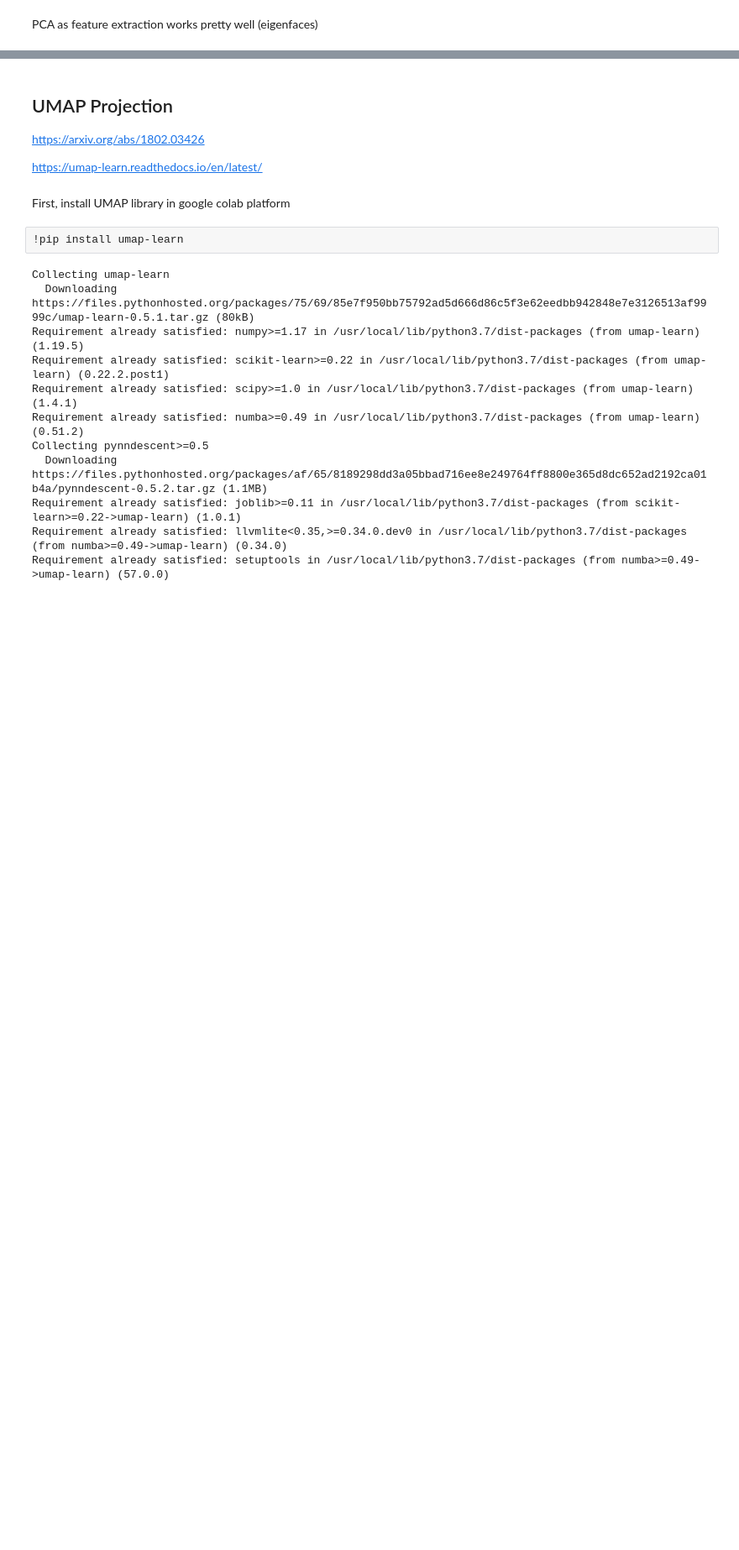
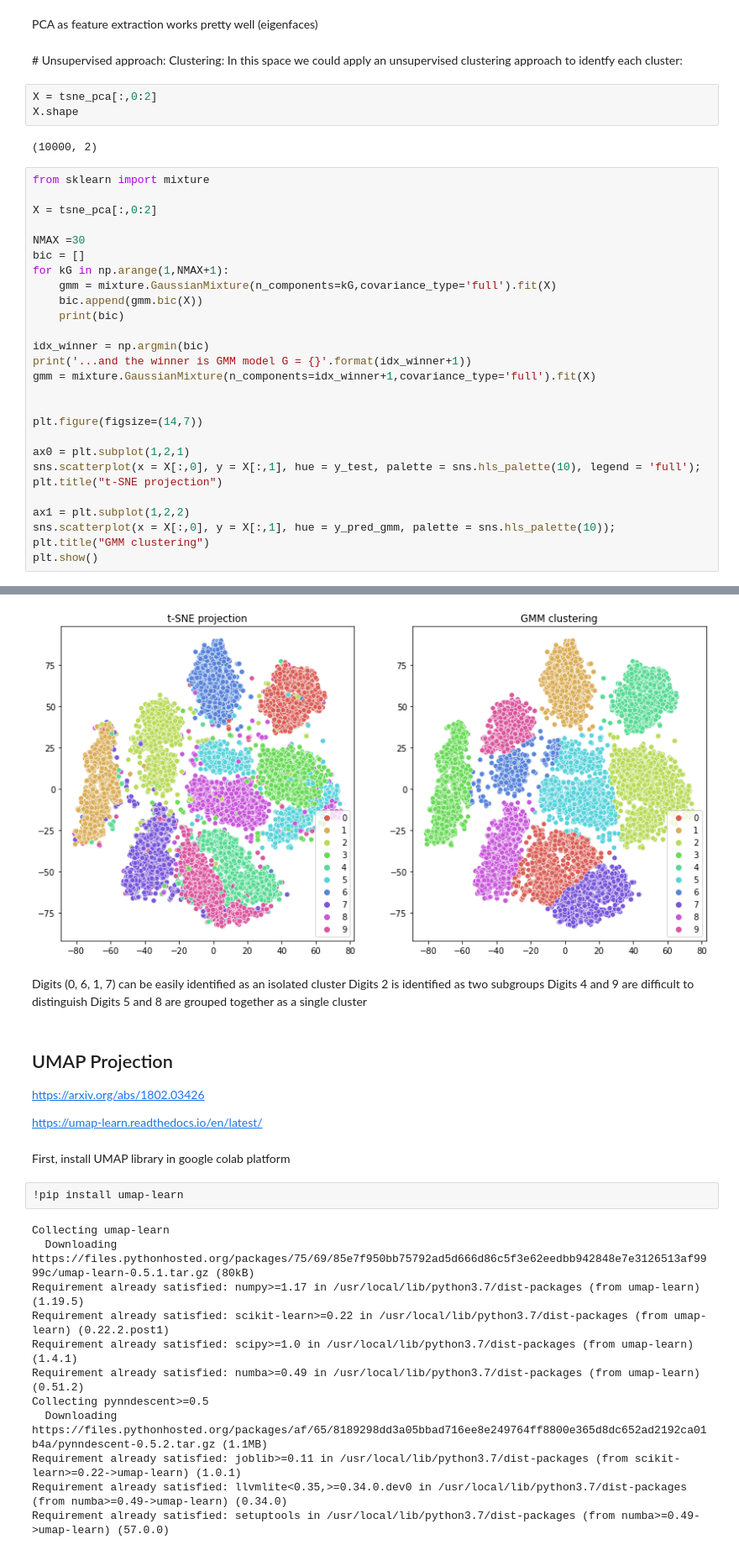
Before and after one commit to raulbenitez/IWANN21, a Jupyter notebook: MNIST_data_exploration.ipynb, the cells around one changed output, grey strips where cells are left out. Shown at 84% size. Cells and saved outputs as stored; diff of their text form; blank space fills up the shorter version.

```diff
--- a/MNIST_data_exploration.ipynb
+++ b/MNIST_data_exploration.ipynb
@@ -131,2 +135,38 @@ sns.scatterplot(x = tsne_pca[:,0], y = tsne_pca[:,1], hue = y_test, palette = sn
 # %% [markdown]
 PCA as feature extraction works pretty well (eigenfaces)
+# %% [markdown]
+# Unsupervised approach: Clustering:
+In this space we could apply an unsupervised clustering approach to identfy each cluster:
+# %%
+X = tsne_pca[:,0:2]
+X.shape
+# %% [output]
+(10000, 2)
+# %%
+from sklearn import mixture
+
+X = tsne_pca[:,0:2]
+
+NMAX =30
+bic = []
+for kG in np.arange(1,NMAX+1):
+    gmm = mixture.GaussianMixture(n_components=kG,covariance_type='full').fit(X)
+    bic.append(gmm.bic(X))
+    print(bic)
+
+idx_winner = np.argmin(bic)
+print('...and the winner is GMM model G = {}'.format(idx_winner+1))
+gmm = mixture.GaussianMixture(n_components=idx_winner+1,covariance_type='full').fit(X)
+
+
+plt.figure(figsize=(14,7))
+
+ax0 = plt.subplot(1,2,1)
+sns.scatterplot(x = X[:,0], y = X[:,1], hue = y_test, palette = sns.hls_palette(10), legend = 'full');
+plt.title("t-SNE projection")
+
+ax1 = plt.subplot(1,2,2)
+sns.scatterplot(x = X[:,0], y = X[:,1], hue = y_pred_gmm, palette = sns.hls_palette(10));
+plt.title("GMM clustering")
+plt.show()
+# %% [output]
@@ -133,3 +190,9 @@ PCA as feature extraction works pretty well (eigenfaces)
+[figure, added]
+# %% [markdown]
+Digits (0, 6, 1, 7) can be easily identified as an isolated cluster
+Digits 2 is identified as two subgroups
+Digits 4 and 9 are difficult to distinguish
+Digits 5 and 8 are grouped together as a single cluster
 # %% [markdown]
 ## UMAP Projection
 
```
Also changed, not shown: parts of 11 cells of this notebook.
